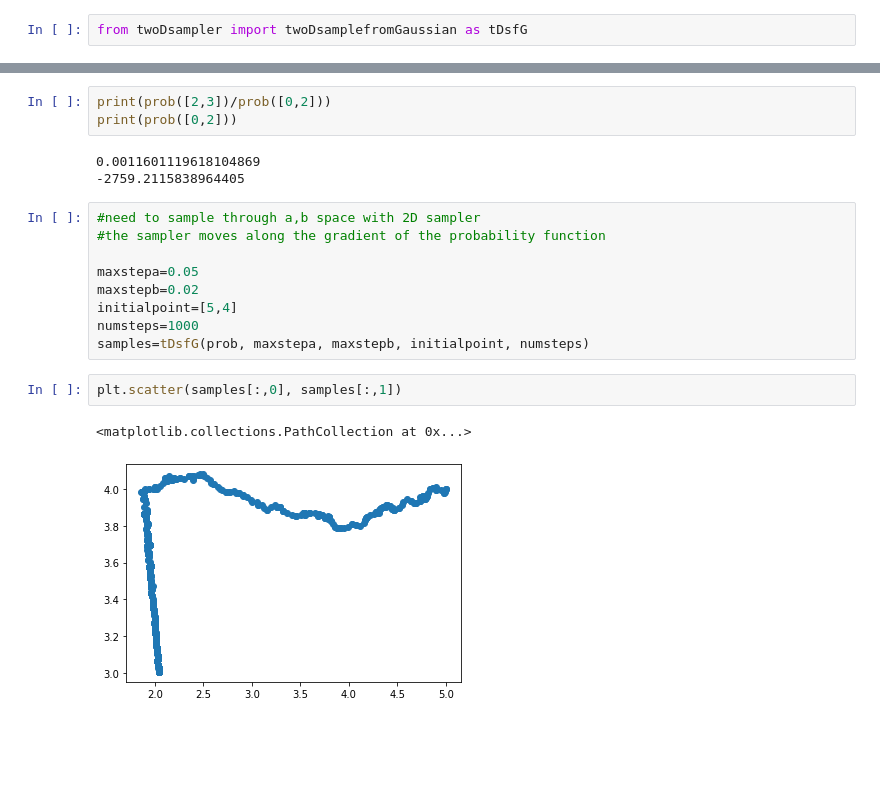
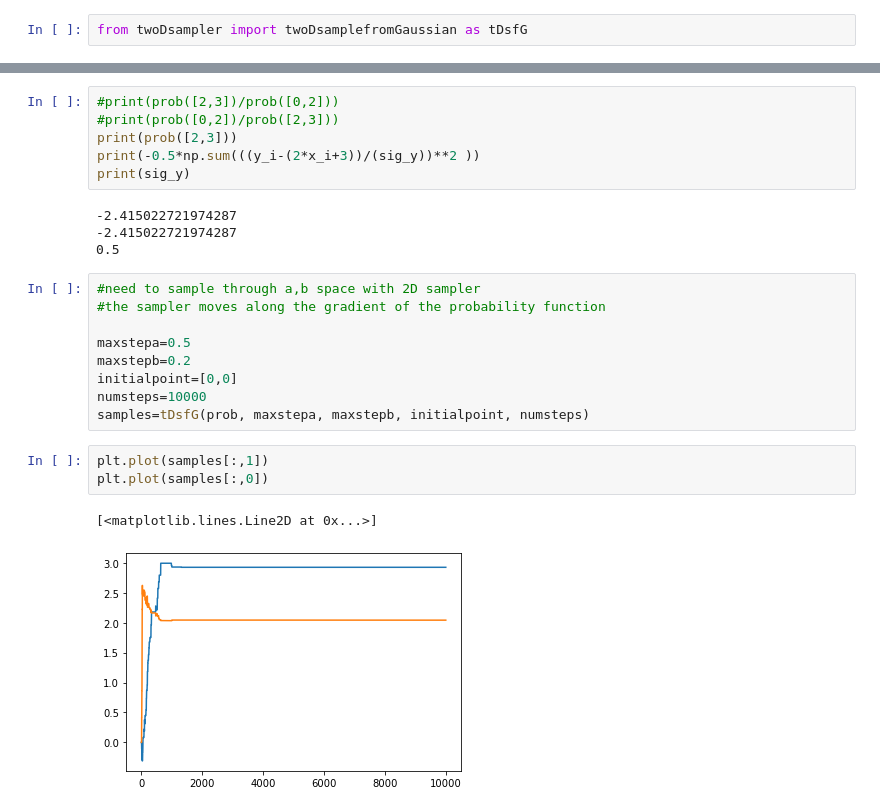
Before and after one commit to phiamorton/Metropolis-Hastings, a Jupyter notebook: line_fitting_MCMC.ipynb, the cells around one changed output, grey strips where cells are left out. Saved outputs shown, nothing was run; the diff lists cells and outputs as text; blank space fills up the shorter version.

Commit message:
discovered plotting issue

```diff
--- a/line_fitting_MCMC.ipynb
+++ b/line_fitting_MCMC.ipynb
@@ -55,20 +55,25 @@ def prob(point):
 # %%
-print(prob([2,3])/prob([0,2]))
-print(prob([0,2]))
+#print(prob([2,3])/prob([0,2]))
+#print(prob([0,2])/prob([2,3]))
+print(prob([2,3]))
+print(-0.5*np.sum(((y_i-(2*x_i+3))/(sig_y))**2 ))
+print(sig_y)
 # %% [output]
-0.0011601119618104869
--2759.2115838964405
+-2.415022721974287
+-2.415022721974287
+0.5
 # %%
 #need to sample through a,b space with 2D sampler
 #the sampler moves along the gradient of the probability function
 
-maxstepa=0.05
-maxstepb=0.02
-initialpoint=[5,4]
-numsteps=1000
+maxstepa=0.5
+maxstepb=0.2
+initialpoint=[0,0]
+numsteps=10000
 samples=tDsfG(prob, maxstepa, maxstepb, initialpoint, numsteps)
-# %%
-plt.scatter(samples[:,0], samples[:,1])
-# %% [output]
-<matplotlib.collections.PathCollection at 0x...>
-[figure, removed]
+# %%
+plt.plot(samples[:,1])
+plt.plot(samples[:,0])
+# %% [output]
+[<matplotlib.lines.Line2D at 0x...>]
+[figure, added]
```
Also changed, not shown: parts of 3 cells of this notebook.
